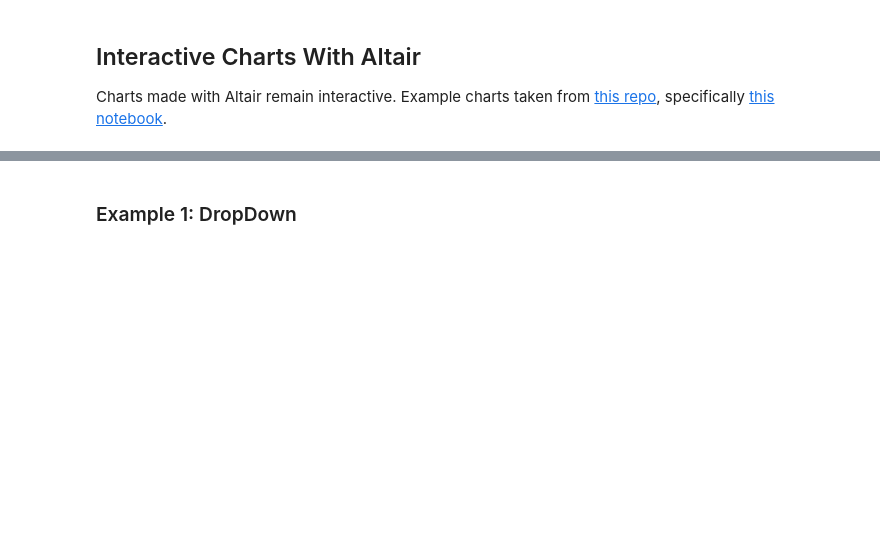
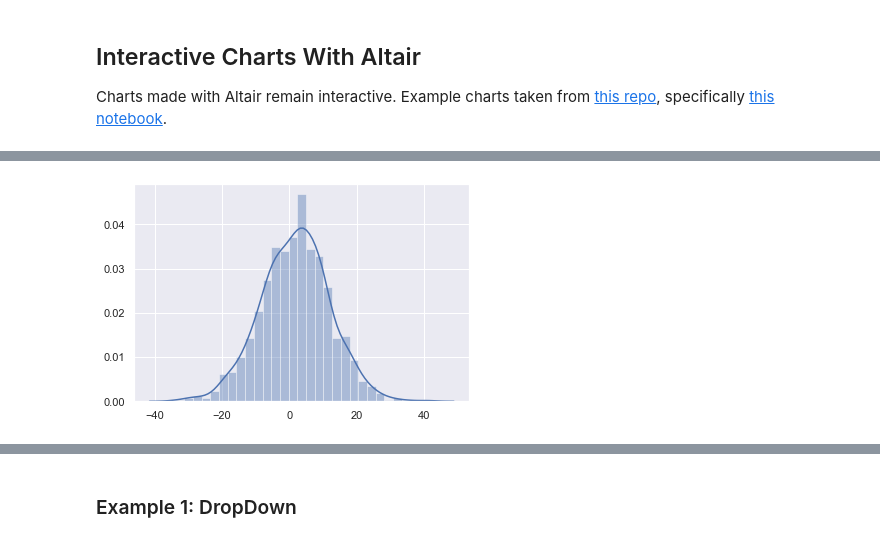
Before and after one commit to missmoss/vote-blog, a Jupyter notebook: _notebooks/2020-03-24-turnout.ipynb, the cells around one changed output, grey strips where cells are left out. Drawn from its saved outputs; the diff is of its cells as text; code cells hidden in the pictures; blank space fills up the shorter version.

Commit message:
test widget

```diff
--- a/_notebooks/2020-03-24-turnout.ipynb
+++ b/_notebooks/2020-03-24-turnout.ipynb
@@ -63,3 +79,17 @@ edu_records = pd.read_csv("edu_records.csv")
+# %%
+%matplotlib inline
+from ipywidgets import interact
+import ipywidgets as widgets
+import numpy as np
+
+def f(var):
+    sns.distplot(np.random.normal(1, var, 1000))
+    plt.show()
+
+# interact(f, var = (1,10))
+interact(f, var=widgets.IntSlider(min=0, max=30, step=5, value=10));
+# %% [output]
+[figure, added]
 # %%
 line = alt.Chart(margin_pr).mark_line(point = True).encode(
     alt.Y("avg_turnout:Q",
```
Also changed, not shown: parts of 3 cells of this notebook.
